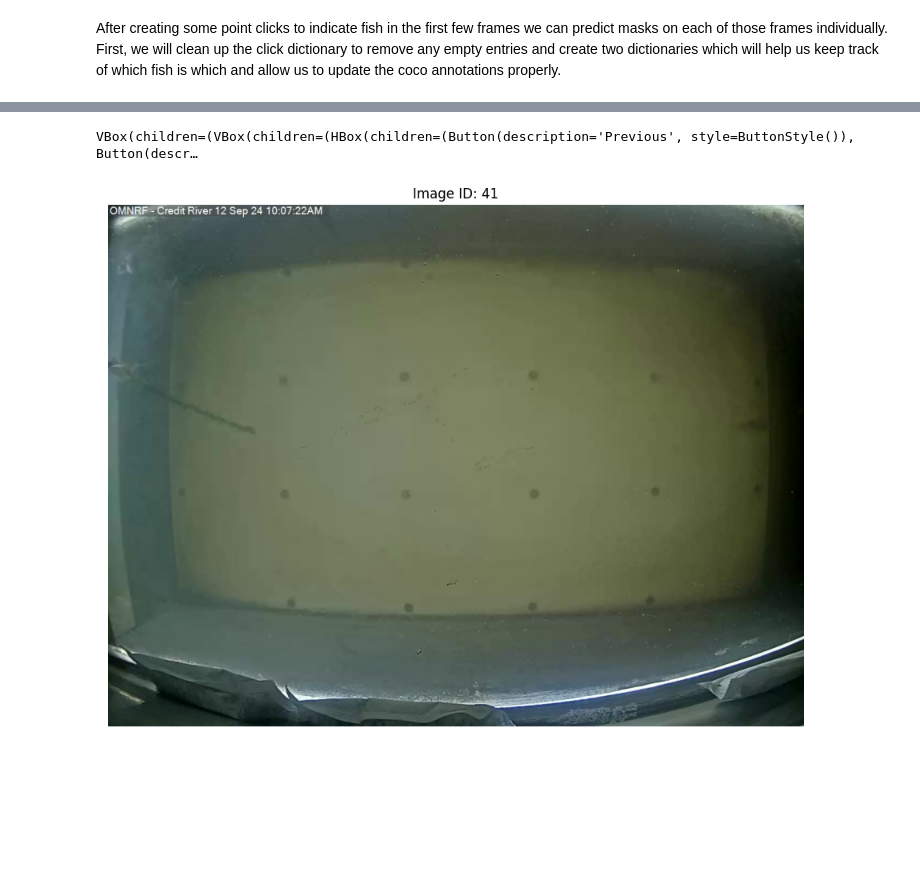
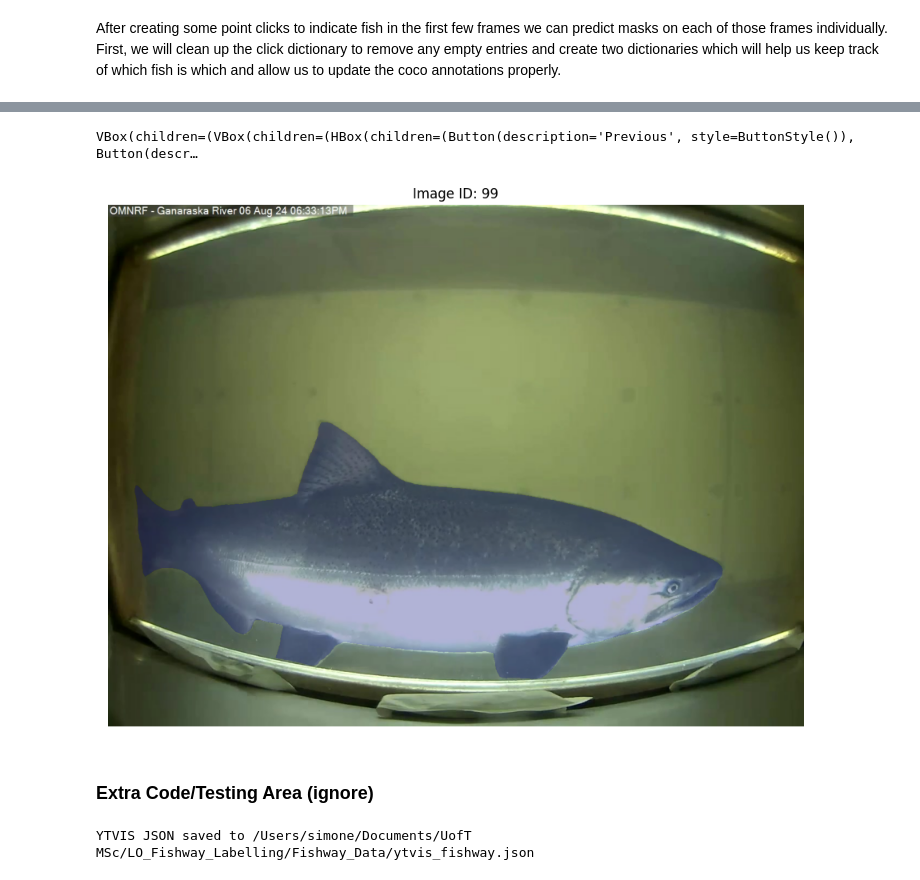
Before and after one commit to simonecollier/LO_Fishway_Labelling, a Jupyter notebook: LO_propagate_masks.ipynb, the cells around one changed output, grey strips where cells are left out. Cells and saved outputs as stored; diff of their text form; code cells hidden in the pictures; blank space fills up the shorter version.

```diff
--- a/LO_propagate_masks.ipynb
+++ b/LO_propagate_masks.ipynb
@@ -200,7 +209,7 @@ trackID_to_category = {v: k[0] for k, v in clickID_to_trackID.items()}
 
 # Create a mapping from (image_id, trackID) to annotation list index
 ann_index_map = {}
-for idx, ann in enumerate(coco_dict.get("annotations", [])):
+for idx, ann in enumerate(coco.get("annotations", [])):
     key = (ann["image_id"], ann["attributes"]["track_id"])
     ann_index_map[key] = idx
 clicks
@@ -258,13 +282,13 @@ for im_id in tqdm(f_inds):
             # Add to annotation
             if (im_id, ann_obj_id) in ann_index_map:
                 ann_index = ann_index_map[(im_id, ann_obj_id)]
-                coco_dict["annotations"][ann_index]["segmentation"] = rle
-                coco_dict["annotations"][ann_index]["area"] = area
-                coco_dict["annotations"][ann_index]["bbox"] = bbox
+                coco["annotations"][ann_index]["segmentation"] = rle
+                coco["annotations"][ann_index]["area"] = area
+                coco["annotations"][ann_index]["bbox"] = bbox
             else:
-                coco_dict["annotations"].append(
+                coco["annotations"].append(
                     {
-                        "id": len(coco_dict["annotations"]) + 1,
+                        "id": len(coco["annotations"]) + 1,
                         "image_id": ann_frame_idx + 1,
                         "category_id": category_id,
                         "segmentation": rle,
@@ -287,3 +310,13 @@ Skipping the post-processing step due to the error above. You can still use SAM
 # %%
-video_segs = labelling_functions.track_masks(cur_frame_idx=55, predictor=predictor, inference_state=inference_state, max_frame2propagate=130)
+# Propagte the chosen mask through the video
+video_segs = labelling_functions.track_masks(
+    cur_frame_idx=100, # mask that will be propagated
+    predictor=predictor,
+    inference_state=inference_state,
+    max_frame2propagate=137 # max frame index which contains part of the fish
+    )
+
+# Create dictionary to understand which trackID belongs to which category
+trackID_to_category = {v: k[0] for k, v in clickID_to_trackID.items()}
+trackID_to_category
 # %% [output]
@@ -293,7 +324,8 @@ trackID_to_category = {v: k[0] for k, v in clickID_to_trackID.items()}
 # %%
-coco_propagated = labelling_functions.add_propagated_masks_to_annotations(video_segments = video_segs,
+# Add the propagated masks to the coco dictionary
+coco_propagated = labelling_functions.add_propagated_masks_to_annotations(video_segments=video_segs,
                                                                           ann_index_map=ann_index_map,
                                                                           trackID_to_category=trackID_to_category,
                                                                           category_name_to_id=category_name_to_id,
-                                                                          coco_dict=coco_dict)
+                                                                          coco_dict=coco)
 # %%
@@ -318,7 +342,15 @@ importlib.reload(labelling_functions)
 import labelling_functions
 # %%
 from labelling_functions import MaskEditor
-widget = MaskEditor(coco_json_path=json_path, frames_dir=images_path, start_frame=40)
+widget = MaskEditor(coco_json_path=json_path, frames_dir=images_path, start_frame=98)
 # %% [output]
 VBox(children=(VBox(children=(HBox(children=(Button(description='Previous', style=ButtonStyle()), Button(descr…
-[figure, old version]
+[figure, new version]
+# %% [markdown]
+### Extra Code/Testing Area (ignore)
+# %%
+fishway_annotations = "/Users/simone/Documents/UofT MSc/LO_Fishway_Labelling/Fishway_Data"
+output_ytvis_path = "/Users/simone/Documents/UofT MSc/LO_Fishway_Labelling/Fishway_Data/ytvis_fishway.json"
+labelling_functions.convert_all_coco_to_ytvis(fishway_annotations, output_ytvis_path)
+# %% [output]
+YTVIS JSON saved to /Users/simone/Documents/UofT MSc/LO_Fishway_Labelling/Fishway_Data/ytvis_fishway.json
```
Also changed, not shown: parts of 21 cells of this notebook.
